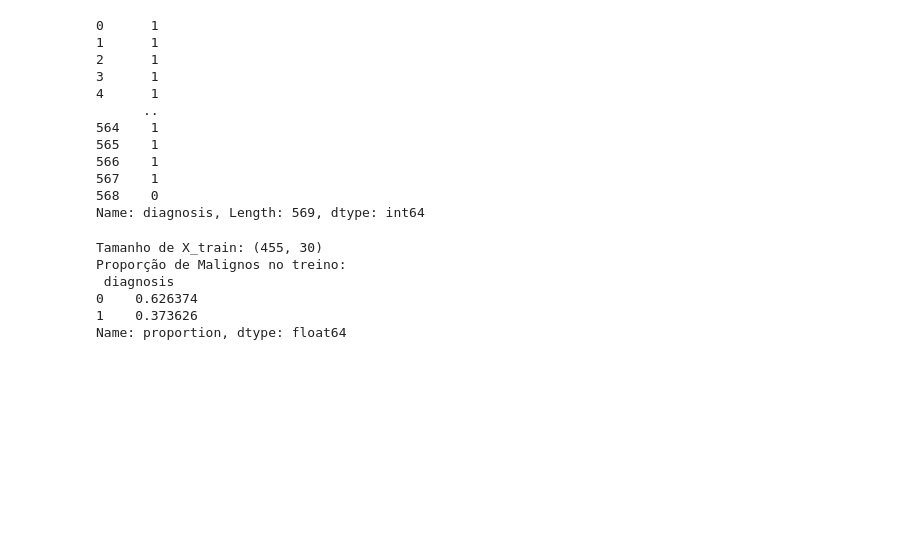
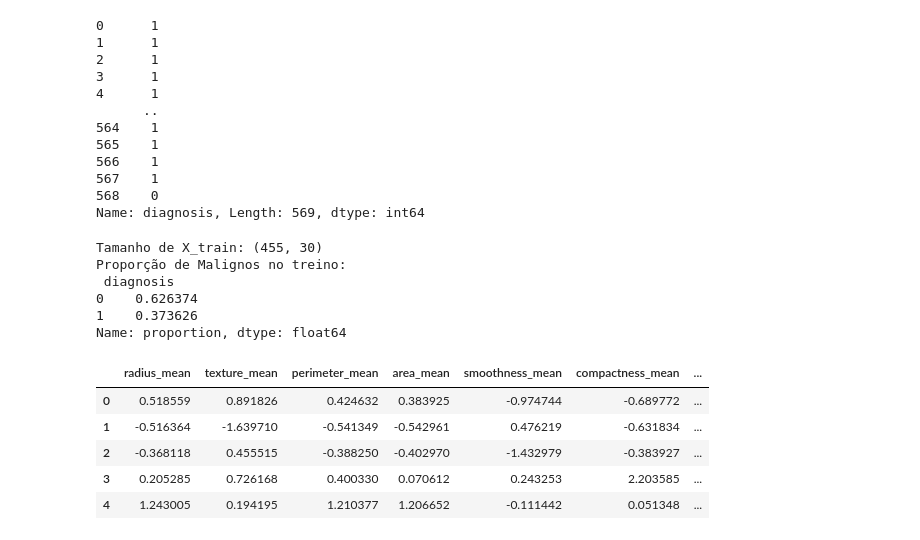
Before and after one commit to GuiTomaz/breast-cancer-recall-optimization, a Jupyter notebook: main_pipeline.ipynb, the cells around one changed output. Drawn from its saved outputs; the diff is of its cells as text; code cells hidden in the pictures; blank space fills up the shorter version.

Commit message:
feat:aplicando padronizacao com StandardScale e finalizando preprocessamento

```diff
--- a/main_pipeline.ipynb
+++ b/main_pipeline.ipynb
@@ -123,3 +124,18 @@ Proporção de Malignos no treino:
 0    0.626374
 1    0.373626
 Name: proportion, dtype: float64
+# %%
+scaler = StandardScaler()
+X_train_scaled = scaler.fit_transform(X_train)
+X_test_scaled = scaler.transform(X_test)
+# %%
+X_train_scaled  = pd.DataFrame(X_train_scaled, columns = X_train.columns)
+X_test_scaled = pd.DataFrame(X_test_scaled, columns= X_test.columns)
+X_train_scaled.head()
+# %% [output]
+|  | radius_mean | texture_mean | perimeter_mean | area_mean | smoothness_mean | compactness_mean | ... |
+| 0 | 0.518559 | 0.891826 | 0.424632 | 0.383925 | -0.974744 | -0.689772 | ... |
+| 1 | -0.516364 | -1.639710 | -0.541349 | -0.542961 | 0.476219 | -0.631834 | ... |
+| 2 | -0.368118 | 0.455515 | -0.388250 | -0.402970 | -1.432979 | -0.383927 | ... |
+| 3 | 0.205285 | 0.726168 | 0.400330 | 0.070612 | 0.243253 | 2.203585 | ... |
+| 4 | 1.243005 | 0.194195 | 1.210377 | 1.206652 | -0.111442 | 0.051348 | ... |
```
Also changed, not shown: parts of 1 cell of this notebook.
